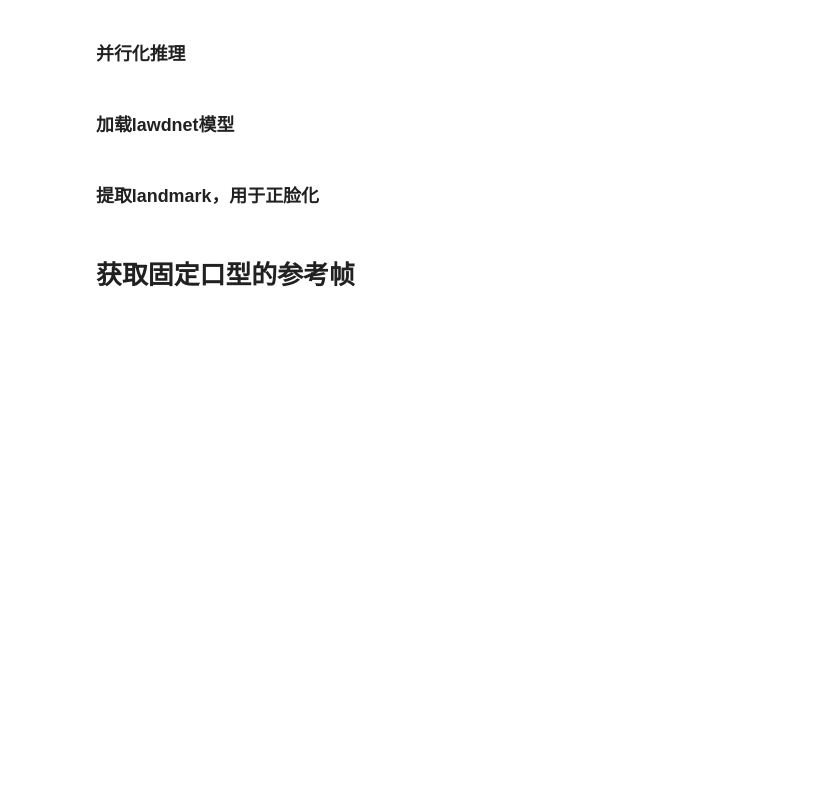
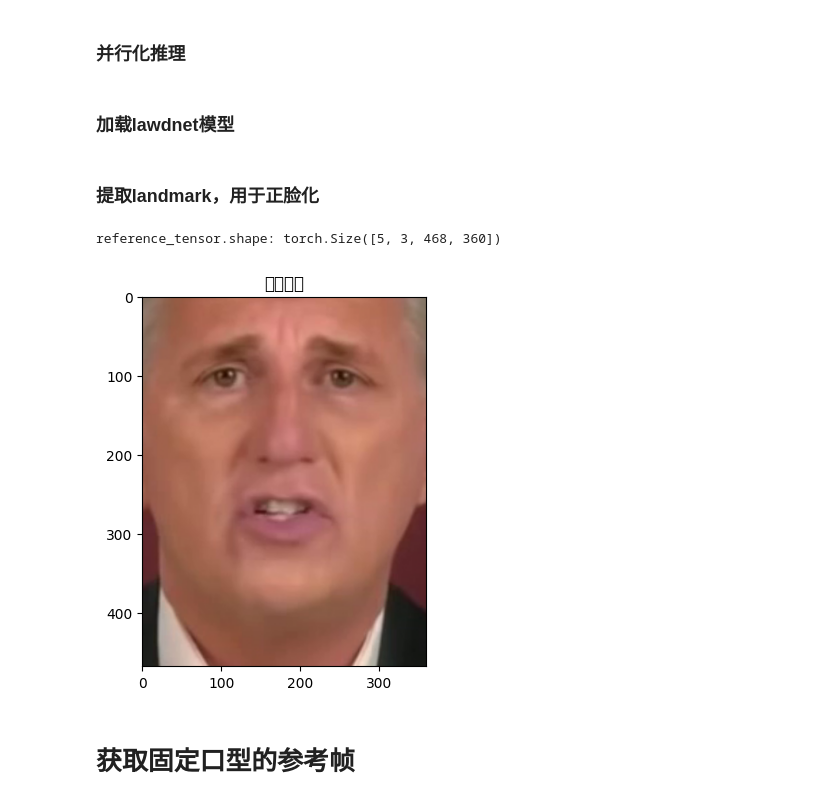
Before and after one commit to iPaw-AI-LAB/LawDNet_2024, a Jupyter notebook: Exp-of-Junli/optimized_prediction-deng.ipynb, the cells around one changed output. Saved outputs shown, nothing was run; the diff lists cells and outputs as text; code cells hidden in the pictures; blank space fills up the shorter version.

```diff
--- a/Exp-of-Junli/optimized_prediction-deng.ipynb
+++ b/Exp-of-Junli/optimized_prediction-deng.ipynb
@@ -36,16 +36,19 @@ warnings.filterwarnings("ignore")  # 初始化和配置警告过滤，忽略不
 To enable the following instructions: SSE4.1 SSE4.2 AVX AVX2 AVX512F FMA, in other operations, rebuild TensorFlow with the appropriate compiler flags.
 # %%
-args = ['--source_channel', '3']
-opt = DINetInferenceOptions().parse_args(args)
+args = ['--opt.mouth_region_size','288']
+
+opt = DINetTrainingOptions().parse_args(args)
+
 os.environ["CUDA_VISIBLE_DEVICES"] = opt.cuda_devices
 device = 'cuda:0' if torch.cuda.is_available() else 'cpu'
 
-out_W = 320  # 输出视频的宽度
-B = 10  # batchsize 并行化推理
+# 导入配置文件更新opt
 
-video_path = '../asserts/training_data/split_video_25fps/WDA_KatieHill_000_25fps.mp4'
-output_name = '测试-5kp-60standard—epoch60-720P-固定参考帧'
+out_W = int(opt.mouth_region_size * 1.25) # 输出视频的宽度 # 360
+B = 20  # batchsize 并行化推理
+output_name = '5kp-60standard—epoch60-720P-复现'
 
+video_path = './WRA_KevinMcCarthy0_001.mp4'
 audio_path = './template/test_chinese_wav_man_tts.wav'
 # 如果是从音频文件提取DeepSpeech特征
 # deepspeech_tensor, _ = extract_deepspeech(audio_path, deepspeech_model_path)
@@ -55,7 +58,7 @@ audio_path = './template/test_chinese_wav_man_tts.wav'
 deepspeech_tensor = torch.load('./template/test_chinese_wav_man_tts.pt')
 print(f"Loaded DeepSpeech features tensor shape: {deepspeech_tensor.shape}")
 
-max_frames = 300  # 使用本段视频的帧数
+max_frames = 200  # 使用本段视频的帧数  # None
 # %% [output]
 Loaded DeepSpeech features tensor shape: torch.Size([579, 29, 5])
 # %% [markdown]
@@ -193,7 +195,7 @@ landmarks, _ = torchlm.runtime.forward(video_frames[0])
 landmarks_list = []
 
 # 对视频帧进行遍历，逐帧提取landmarks
-for frame in tqdm(video_frames, desc='Processing video frames'):
+for frame in tqdm(video_frames, desc='Processing video frames, extracting landmarks...'):
     # 对当前帧进行landmark和bounding box的提取
     landmarks, bboxes = torchlm.runtime.forward(frame)
 
@@ -211,29 +213,33 @@ landmarks_list = np.array(landmarks_list)
 # 转换landmarks列表为numpy数组
 landmarks_list = np.array(landmarks_list)
 # %%
-# # 随机选择5帧作为参考帧，或者手动指定参考帧索引
-# reference_index = torch.randint(0, len(video_frames), (5,)).tolist()
-# # reference_index = [6, 0, 0, 0, 0]
+# 随机选择5帧作为参考帧，或者手动指定参考帧索引
+reference_index = torch.randint(0, len(video_frames), (5,)).tolist()
+# reference_index = [6, 0, 0, 0, 0]
 
-# # 从视频帧中提取参考帧并转换为张量
-# reference_tensor = torch.tensor(video_frames[reference_index], dtype=torch.float).to(device)
-# # 调整张量维度以匹配网络输入 [batch_size, channels, height, width]
-# reference_tensor = reference_tensor.permute(0, 3, 1, 2)
+# 从视频帧中提取参考帧并转换为张量
+reference_tensor = torch.tensor(video_frames[reference_index], dtype=torch.float).to(device)
+# 调整张量维度以匹配网络输入 [batch_size, channels, height, width]
+reference_tensor = reference_tensor.permute(0, 3, 1, 2)
 
-# # 从landmarks列表中提取对应的参考landmarks
-# reference_landmarks = torch.tensor(landmarks_list[reference_index], dtype=torch.float).to(device)
+# 从landmarks列表中提取对应的参考landmarks
+reference_landmarks = torch.tensor(landmarks_list[reference_index], dtype=torch.float).to(device)
 
-# # 使用facealigner调整参考帧和参考landmarks，确保它们与目标分辨率匹配
-# reference_tensor, _, _ = facealigner(reference_tensor, reference_landmarks, out_W=out_W)
+# 使用facealigner调整参考帧和参考landmarks，确保它们与目标分辨率匹配
+reference_tensor, _, _ = facealigner(reference_tensor, reference_landmarks, out_W=out_W)
 
-# # 显示第一帧参考图像
-# plt.imshow(reference_tensor[0].permute(1, 2, 0).cpu().numpy().astype(np.uint8))
+# 显示第一帧参考图像
+plt.imshow(reference_tensor[0].permute(1, 2, 0).cpu().numpy().astype(np.uint8))
 # plt.axis('off')  # 不显示坐标轴
-# plt.savefig('生成图source_img.png', bbox_inches='tight', pad_inches=0)
+plt.title('参考图像')
+plt.savefig('生成图source_img.png', bbox_inches='tight', pad_inches=0)
 
-# # 将参考张量的值归一化到[0, 1]范围
-# reference_tensor = reference_tensor / 255.0
-# print(f"reference_tensor.shape: {reference_tensor.shape}")
+# 将参考张量的值归一化到[0, 1]范围
+reference_tensor = reference_tensor / 255.0
+print(f"reference_tensor.shape: {reference_tensor.shape}")
+# %% [output]
+reference_tensor.shape: torch.Size([5, 3, 468, 360])
+[figure, added]
 # %% [markdown]
 # 获取固定口型的参考帧
 # %%
```
Also changed, not shown: parts of 13 cells of this notebook, 9 other files.
